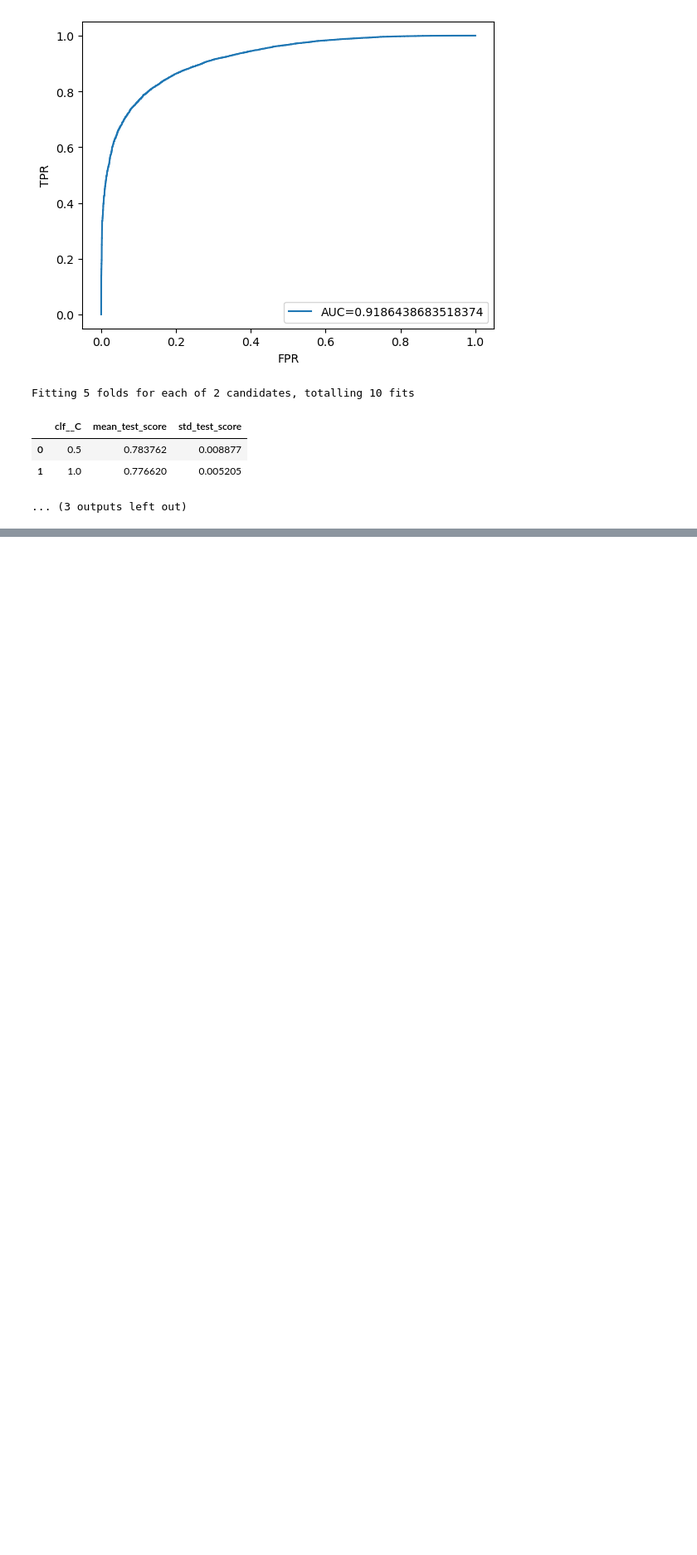
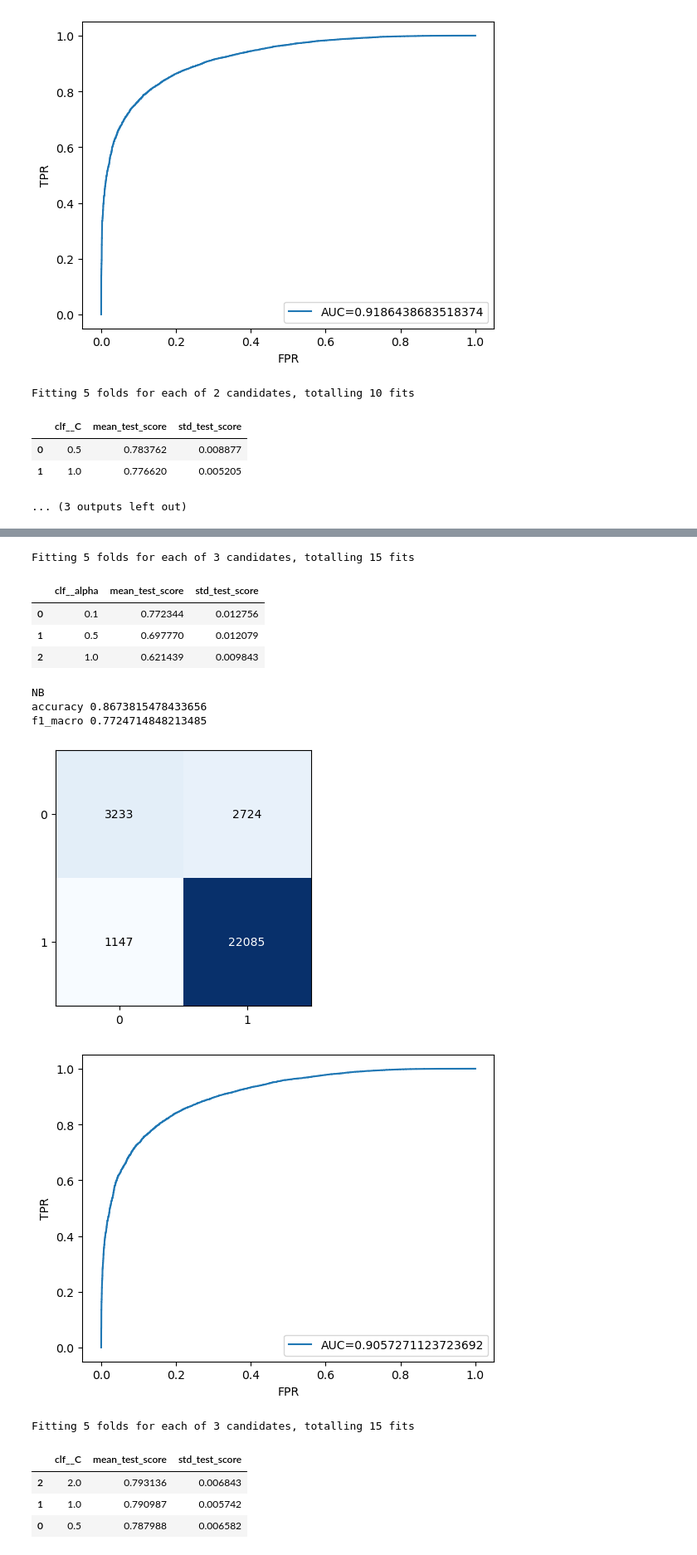
Before and after one commit to JasonPeng2019/ML_BasicProj, a Jupyter notebook: Practice_FP.ipynb, the cells around one changed output, grey strips where cells are left out. Shown at 83% size. Saved outputs shown, nothing was run; the diff lists cells and outputs as text; code cells hidden in the pictures; blank space fills up the shorter version.

```diff
--- a/Practice_FP.ipynb
+++ b/Practice_FP.ipynb
@@ -202,0 +228,58 @@ FileNotFoundError: [Errno 2] No such file or directory: 'train1.csv'
+# %%
+def load_data_last():
+    tr = pd.read_csv("train1.csv").drop_duplicates()
+    te = pd.read_csv("test1.csv").drop_duplicates()
+    for df in (tr, te):
+        df["reviewText"] = mark_negations(clean_series(df["reviewText"]))
+        df["summary"] = mark_negations(clean_series(df["summary"]))
+        df["category"] = df["category"].astype(str).fillna("")
+    y = (tr["overall"] > 1).astype(int).values
+    ids = te["id"].tolist()
+    X_tr = tr[["reviewText", "summary", "category"]].copy()
+    X_te = te[["reviewText", "summary", "category"]].copy()
+    return X_tr, X_te, y, ids
+
+def vectoriser_last():
+    return ColumnTransformer(
+        transformers=[
+            ("review", TfidfVectorizer(max_features=60000, ngram_range=(1, 2), stop_words="english", min_df=3, sublinear_tf=True), "reviewText"),
+            ("summary", TfidfVectorizer(max_features=15000, ngram_range=(1, 1), stop_words="english", min_df=2, sublinear_tf=True), "summary"),
+            ("category", TfidfVectorizer(analyzer="char", ngram_range=(3, 5), min_df=1), "category"),
+        ],
+        remainder="drop",
+        sparse_threshold=0.3
+    )
+
+def build_pipelines_last():
+    vec = vectoriser_last()
+    pipe_nb = Pipeline([("vec", vec), ("clf", MultinomialNB())])
+    pipe_lr = Pipeline([("vec", vec), ("clf", LogisticRegression(class_weight="balanced", solver="liblinear", max_iter=2000))])
+    pipe_svm = Pipeline([("vec", vec), ("clf", LinearSVC(class_weight="balanced", max_iter=3000))])
+    grids = {
+        "NB": {"clf__alpha": [0.1, 0.5, 1.0]},
+        "LR": {"clf__C": [0.5, 1.0, 2.0]},
+        "SVM": {"clf__C": [0.5, 1.0, 2.0]}
+    }
+    return {"NB": pipe_nb, "LR": pipe_lr, "SVM": pipe_svm}, grids
+
+if __name__ == "__main__":
+    X_tr, X_te, y, ids = load_data_last()
+    best_model = run_cv(build_pipelines_last, X_tr, y)
+    preds = best_model.predict(X_te)
+    pd.DataFrame({"id": ids, "overall": preds}).to_csv("test1_output3.csv", index=False)
+# %% [output]
+Fitting 5 folds for each of 3 candidates, totalling 15 fits
+|  | clf__alpha | mean_test_score | std_test_score |
+| 0 | 0.1 | 0.772344 | 0.012756 |
+| 1 | 0.5 | 0.697770 | 0.012079 |
+| 2 | 1.0 | 0.621439 | 0.009843 |
+NB
+accuracy 0.8673815478433656
+f1_macro 0.7724714848213485
+[figure, added]
+[figure, added]
+Fitting 5 folds for each of 3 candidates, totalling 15 fits
+|  | clf__C | mean_test_score | std_test_score |
+| 2 | 2.0 | 0.793136 | 0.006843 |
+| 1 | 1.0 | 0.790987 | 0.005742 |
+| 0 | 0.5 | 0.787988 | 0.006582 |
```
Also changed, not shown: parts of 2 cells of this notebook, 5 other files.
